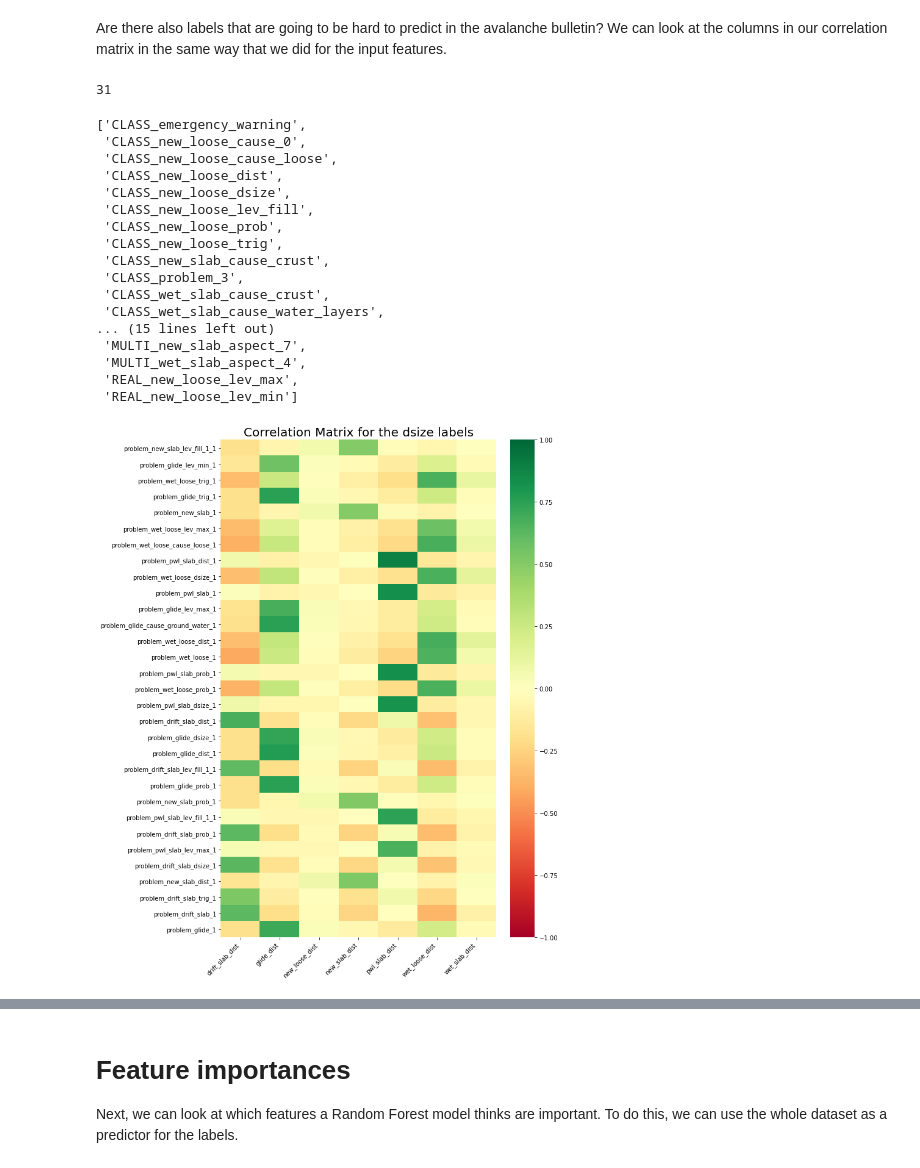
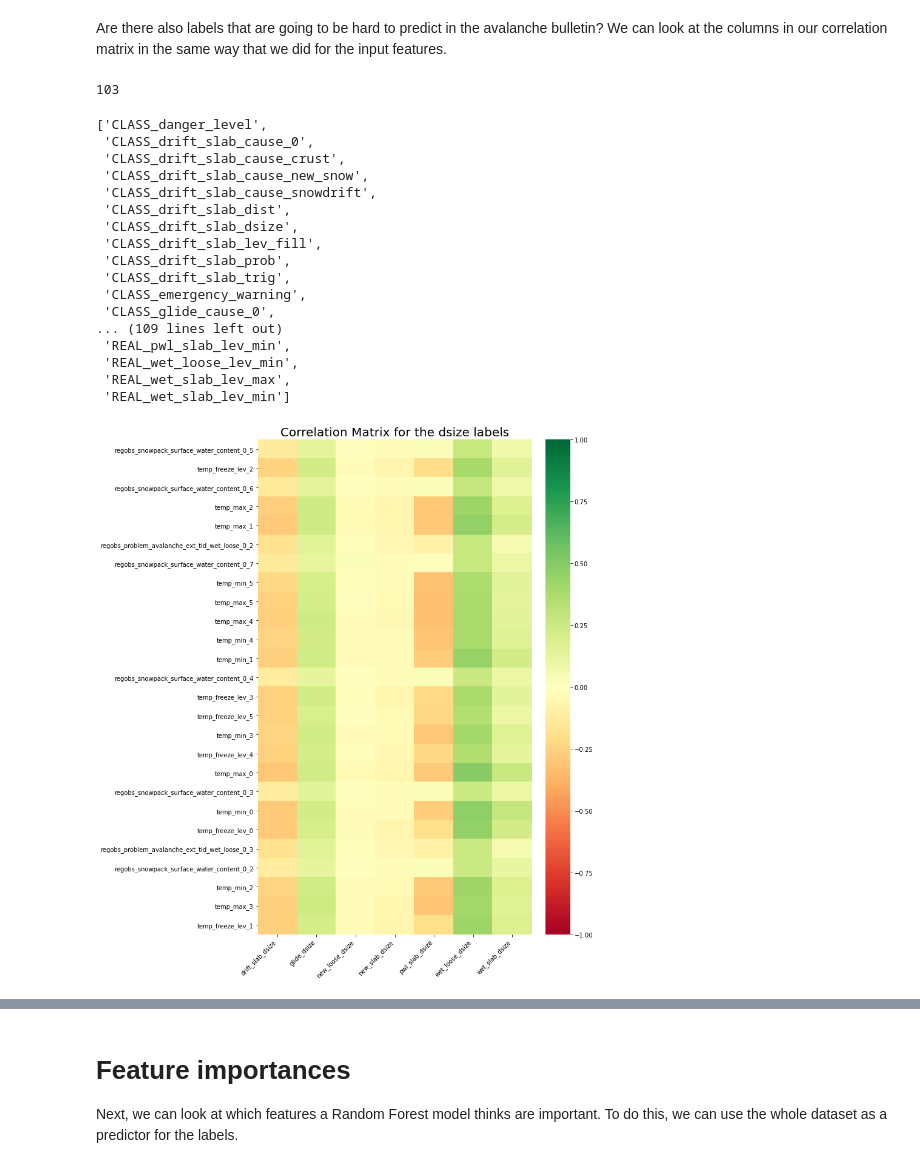
Before and after one commit to NVE/avalanche_ml, a Jupyter notebook: notebooks/analysis/1_feature_reduction.ipynb, the cells around one changed output, grey strips where cells are left out. Drawn from its saved outputs; the diff is of its cells as text; code cells hidden in the pictures.

```diff
--- a/notebooks/analysis/1_feature_reduction.ipynb
+++ b/notebooks/analysis/1_feature_reduction.ipynb
@@ -39,14 +41,14 @@ Another interesting thing to look at would be to see what output features (label
 # %%
 model_prefix = ''
-days = 1
+days = 7
 regobs_types = list(REG_ENG.keys())
 labeled_data = None
 try:
     print("Reading csv")
-    labeled_data = LabeledData.from_csv(days=days, regobs_types=regobs_types, with_varsom=True)
+    labeled_data = LabeledData.from_csv(days=days, regobs_types=regobs_types, with_varsom=False)
 except CsvMissingError:
     print("Csv missing. Fetching online data. (This takes a long time.)")
-    labeled_data = ForecastDataset(regobs_types=regobs_types).label(days=days, with_varsom=True)
+    labeled_data = ForecastDataset(regobs_types=regobs_types).label(days=days, with_varsom=False)
     labeled_data.to_csv()
 # %% [output]
 Reading csv
@@ -257,0 +258,11 @@ print(correlations.shape)
+# %%
+# to load after having saved
+corr_array = np.load('./data/correlations.npy')
+
+with open ('./data/correlations_index.txt', 'rb') as file:
+    corr_index = pickle.load(file)
+
+with open ('./data/correlations_columns.txt', 'rb') as file:
+    corr_cols = pickle.load(file)
+
+correlations = pd.DataFrame(corr_array, index=corr_index, columns=corr_cols)
@@ -294,33 +310,33 @@ correlations.drop(drop_weak).shape
 # %% [markdown]
 Are there also labels that are going to be hard to predict in the avalanche bulletin? We can look at the columns in our correlation matrix in the same way that we did for the input features.
 # %%
-np.sum([(abs(correlations.loc[:, col].values) < 0.50).all() for col in correlations.columns])
+np.sum([(abs(correlations.loc[:, col].values) < 0.30).all() for col in correlations.columns])
 # %% [output]
-31
+103
 # %%
 weak_labels = [(abs(correlations.loc[:, col].values) < 0.50).all() for col in correlations.columns]
 drop_weak_labels = correlations.loc[:, weak_labels].columns
 sorted(correlations.loc[:, weak_labels].columns.values)
 # %% [output]
-['CLASS_emergency_warning',
- 'CLASS_new_loose_cause_0',
- 'CLASS_new_loose_cause_loose',
- 'CLASS_new_loose_dist',
- 'CLASS_new_loose_dsize',
- 'CLASS_new_loose_lev_fill',
- 'CLASS_new_loose_prob',
- 'CLASS_new_loose_trig',
- 'CLASS_new_slab_cause_crust',
- 'CLASS_problem_3',
- 'CLASS_wet_slab_cause_crust',
- 'CLASS_wet_slab_cause_water_layers',
-... (15 lines left out)
- 'MULTI_new_slab_aspect_7',
- 'MULTI_wet_slab_aspect_4',
- 'REAL_new_loose_lev_max',
- 'REAL_new_loose_lev_min']
+['CLASS_danger_level',
+ 'CLASS_drift_slab_cause_0',
+ 'CLASS_drift_slab_cause_crust',
+ 'CLASS_drift_slab_cause_new_snow',
+ 'CLASS_drift_slab_cause_snowdrift',
+ 'CLASS_drift_slab_dist',
+ 'CLASS_drift_slab_dsize',
+ 'CLASS_drift_slab_lev_fill',
+ 'CLASS_drift_slab_prob',
+ 'CLASS_drift_slab_trig',
+ 'CLASS_emergency_warning',
+ 'CLASS_glide_cause_0',
+... (109 lines left out)
+ 'REAL_pwl_slab_lev_min',
+ 'REAL_wet_loose_lev_min',
+ 'REAL_wet_slab_lev_max',
+ 'REAL_wet_slab_lev_min']
 # %%
-plot_correlations(correlations, dist_cols, 'dsize')
+plot_correlations(correlations, 0.25, dsize_cols, 'dsize')
 # %% [output]
-[figure, old version]
+[figure, new version]
 # %%
```
Also changed, not shown: parts of 70 cells of this notebook, 5 other files.
